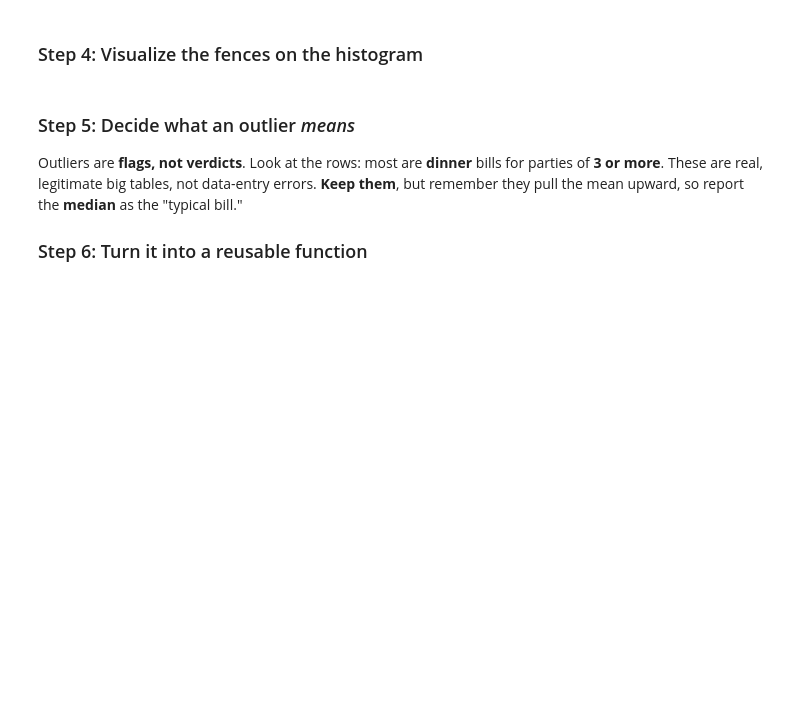
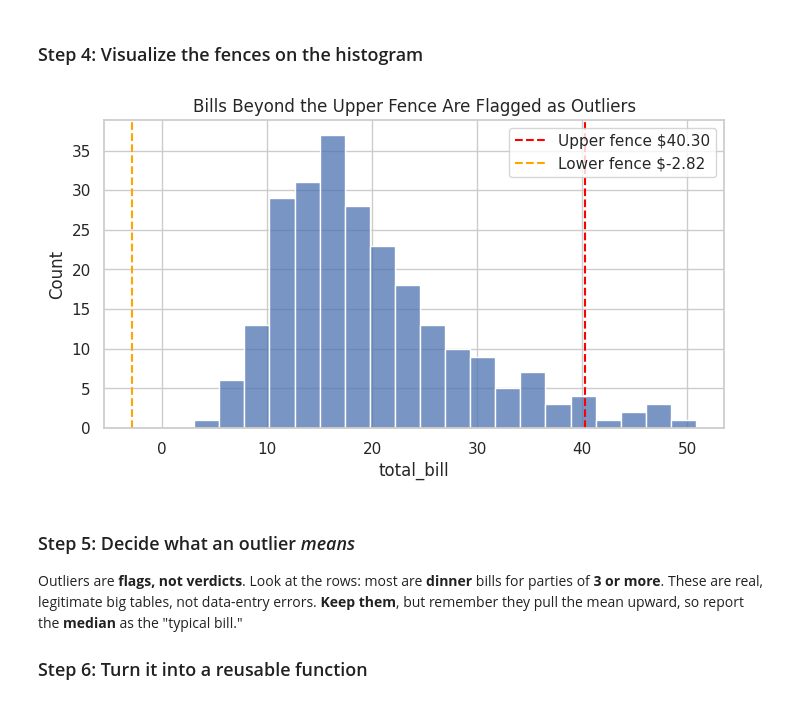
Before and after one commit to profhamilton3/DataAnalytics, a Jupyter notebook: session_7_eda_python.ipynb, the cells around one changed output. Saved outputs shown, nothing was run; the diff lists cells and outputs as text; code cells hidden in the pictures; blank space fills up the shorter version.

```diff
--- a/session_7_eda_python.ipynb
+++ b/session_7_eda_python.ipynb
@@ -145,12 +206,19 @@ outliers.sort_values("total_bill", ascending=False)
 # %% [markdown]
 ### Step 4: Visualize the fences on the histogram
 # %%
+# @title box plot fences in histogram
 plt.figure(figsize=(8, 4))
 sns.histplot(tips["total_bill"], bins=20)
 plt.axvline(upper_fence, color="red", linestyle="--", label=f"Upper fence ${upper_fence:.2f}")
+
+# remember the lower fence was -2.82 (negative number) -#added for continuity
+plt.axvline(lower_fence, color="orange", linestyle="--", label=f"Lower fence ${lower_fence:.2f}")
+
 plt.title("Bills Beyond the Upper Fence Are Flagged as Outliers")
 plt.legend()
 plt.show()
+# %% [output]
+[figure, added]
 # %% [markdown]
 ### Step 5: Decide what an outlier *means*
 Outliers are **flags, not verdicts**. Look at the rows: most are **dinner** bills for parties of **3 or more**. These are real, legitimate big tables, not data-entry errors. **Keep them**, but remember they pull the mean upward, so report the **median** as the "typical bill."
```
Also changed, not shown: parts of 26 cells of this notebook.
